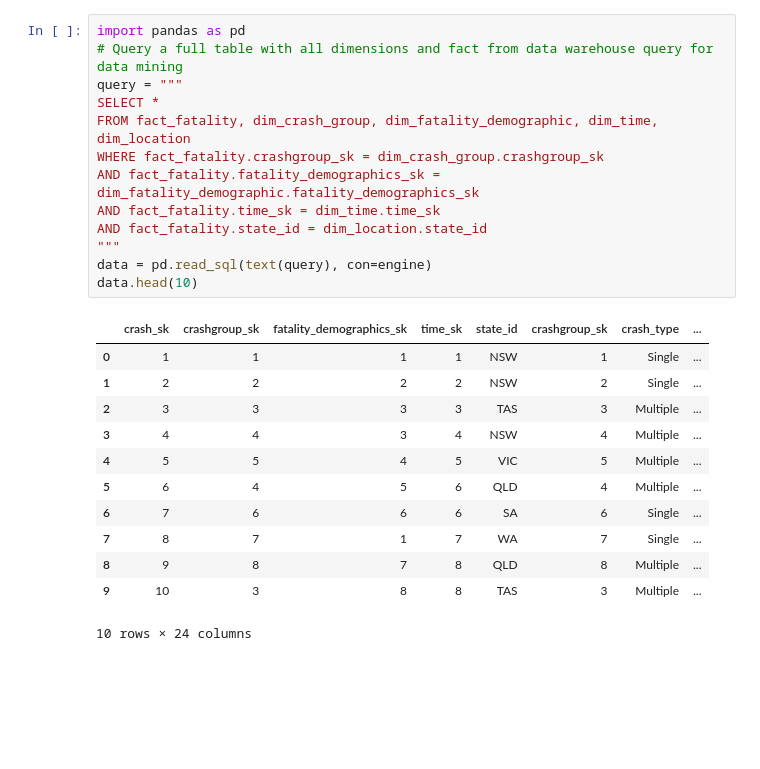
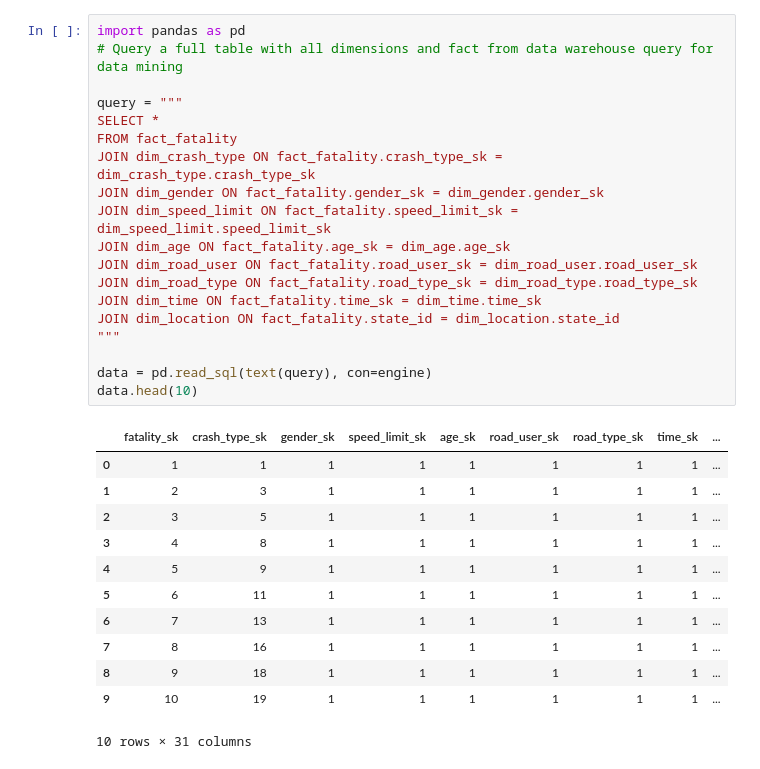
Before and after one commit to cedrusdang/DataWarehouse_project, a Jupyter notebook: Data Mining/data_mining.ipynb, the cells around one changed output. Cells and saved outputs as stored; diff of their text form; blank space fills up the shorter version.

```diff
--- a/Data Mining/data_mining.ipynb
+++ b/Data Mining/data_mining.ipynb
@@ -44,26 +48,32 @@ with engine.connect() as conn:
 # %%
 import pandas as pd
 # Query a full table with all dimensions and fact from data warehouse query for data mining
+
 query = """
 SELECT *
-FROM fact_fatality, dim_crash_group, dim_fatality_demographic, dim_time, dim_location
-WHERE fact_fatality.crashgroup_sk = dim_crash_group.crashgroup_sk
-AND fact_fatality.fatality_demographics_sk = dim_fatality_demographic.fatality_demographics_sk
-AND fact_fatality.time_sk = dim_time.time_sk
-AND fact_fatality.state_id = dim_location.state_id
+FROM fact_fatality
+JOIN dim_crash_type ON fact_fatality.crash_type_sk = dim_crash_type.crash_type_sk
+JOIN dim_gender ON fact_fatality.gender_sk = dim_gender.gender_sk
+JOIN dim_speed_limit ON fact_fatality.speed_limit_sk = dim_speed_limit.speed_limit_sk
+JOIN dim_age ON fact_fatality.age_sk = dim_age.age_sk
+JOIN dim_road_user ON fact_fatality.road_user_sk = dim_road_user.road_user_sk
+JOIN dim_road_type ON fact_fatality.road_type_sk = dim_road_type.road_type_sk
+JOIN dim_time ON fact_fatality.time_sk = dim_time.time_sk
+JOIN dim_location ON fact_fatality.state_id = dim_location.state_id
 """
+
 data = pd.read_sql(text(query), con=engine)
 data.head(10)
 # %% [output]
-|  | crash_sk | crashgroup_sk | fatality_demographics_sk | time_sk | state_id | crashgroup_sk | crash_type | ... |
-| 0 | 1 | 1 | 1 | 1 | NSW | 1 | Single | ... |
-| 1 | 2 | 2 | 2 | 2 | NSW | 2 | Single | ... |
-| 2 | 3 | 3 | 3 | 3 | TAS | 3 | Multiple | ... |
-| 3 | 4 | 4 | 3 | 4 | NSW | 4 | Multiple | ... |
-| 4 | 5 | 5 | 4 | 5 | VIC | 5 | Multiple | ... |
-| 5 | 6 | 4 | 5 | 6 | QLD | 4 | Multiple | ... |
-| 6 | 7 | 6 | 6 | 6 | SA | 6 | Single | ... |
-| 7 | 8 | 7 | 1 | 7 | WA | 7 | Single | ... |
-| 8 | 9 | 8 | 7 | 8 | QLD | 8 | Multiple | ... |
-| 9 | 10 | 3 | 8 | 8 | TAS | 3 | Multiple | ... |
+|  | fatality_sk | crash_type_sk | gender_sk | speed_limit_sk | age_sk | road_user_sk | road_type_sk | time_sk | ... |
+| 0 | 1 | 1 | 1 | 1 | 1 | 1 | 1 | 1 | ... |
+| 1 | 2 | 3 | 1 | 1 | 1 | 1 | 1 | 1 | ... |
+| 2 | 3 | 5 | 1 | 1 | 1 | 1 | 1 | 1 | ... |
+| 3 | 4 | 8 | 1 | 1 | 1 | 1 | 1 | 1 | ... |
+| 4 | 5 | 9 | 1 | 1 | 1 | 1 | 1 | 1 | ... |
+| 5 | 6 | 11 | 1 | 1 | 1 | 1 | 1 | 1 | ... |
+| 6 | 7 | 13 | 1 | 1 | 1 | 1 | 1 | 1 | ... |
+| 7 | 8 | 16 | 1 | 1 | 1 | 1 | 1 | 1 | ... |
+| 8 | 9 | 18 | 1 | 1 | 1 | 1 | 1 | 1 | ... |
+| 9 | 10 | 19 | 1 | 1 | 1 | 1 | 1 | 1 | ... |
-10 rows × 24 columns
+10 rows × 31 columns
```
Also changed, not shown: parts of 22 cells of this notebook, 8 other files.
